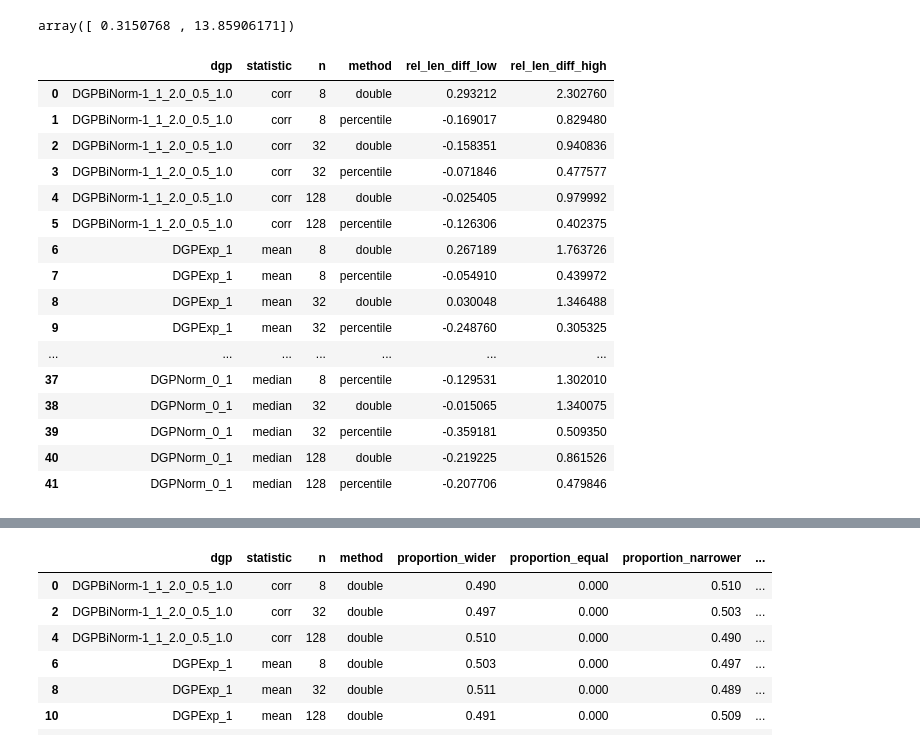
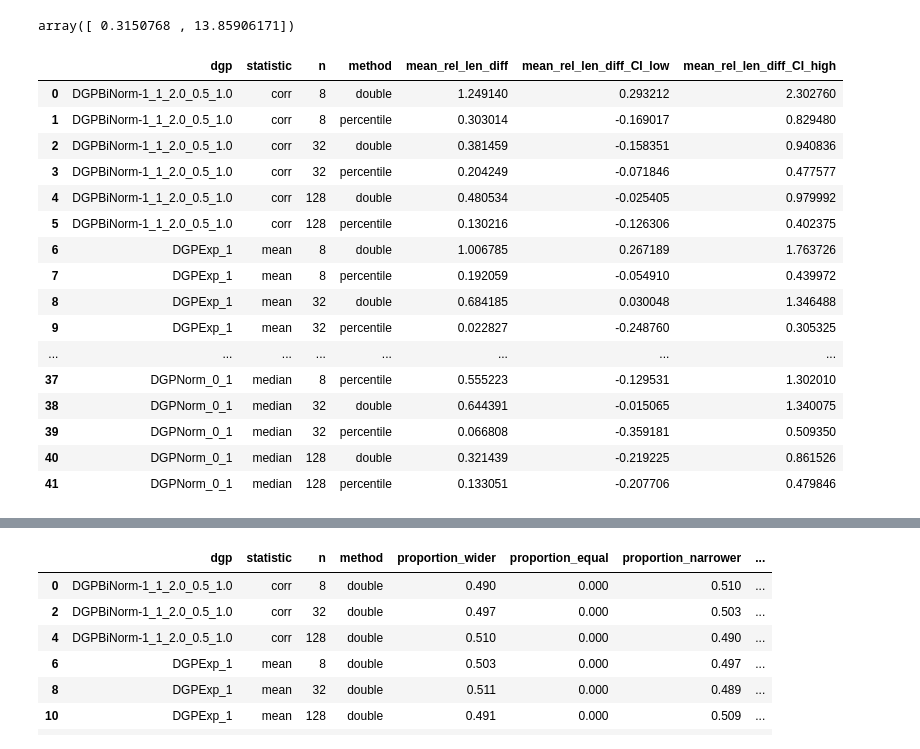
Before and after one commit to enejH04/bootstrap-inference, a Jupyter notebook: performance_validation/analysis.ipynb, the cells around one changed output, grey strips where cells are left out. Saved outputs shown, nothing was run; the diff lists cells and outputs as text; code cells hidden in the pictures.

Commit message:
Recheck length and endpoint analysis

```diff
--- a/performance_validation/analysis.ipynb
+++ b/performance_validation/analysis.ipynb
@@ -783,7 +797,7 @@ upper_bound_ref
 # %% [output]
 array([18.90317559])
 # %%
-# Analyze uncertainty of endpoint differences - again using bootstrap
+# Analyze uncertainty of endpoint differences using the bootstrap
 group_cols = ["dgp", "statistic", "n", "method"]
 
 result = []
@@ -792,7 +806,7 @@ for group_values, group_df in endpoint_df.groupby(group_cols):
     row = {col: val for col, val in zip(group_cols, group_values)}
 
     for bound in ["lower", "upper"]:
-        # We will bootstrap the mean bound difference to see whether
+        # We will bootstrap the mean bound difference for each experiment
         bound_diff = group_df[f"ci_{bound}_diff"]
 
         bd_ci = bootstrap(
@@ -806,8 +820,8 @@ for group_values, group_df in endpoint_df.groupby(group_cols):
 
         low, high = bd_ci.confidence_interval
         row[f"{bound}_mean_diff"] = np.mean(bound_diff)
-        row[f"{bound}_diff_low"] = low
-        row[f"{bound}_diff_high"] = high
+        row[f"{bound}_mean_diff_CI_low"] = low
+        row[f"{bound}_mean_diff_CI_high"] = high
 
     result.append(row)
 
@@ -924,10 +941,25 @@ length_diff_summary(length_df)
 # %%
 # Analyze which distribution caused such large length difference
+# The maximum relative length difference is approx. 1150 %. See what caused this
 length_df_double = length_df[length_df["method"] == "double"]
+
 discrepancy_row = length_df_double[
-    length_df_double["rel_len_diff"].abs()
-    == length_df_double["rel_len_diff"].abs().max()
+    length_df_double["rel_len_diff"] == length_df_double["rel_len_diff"].max()
 ]
 # Again lognormal with sample size 8
-discrepancy_row
+discrepancy_row[
+    [
+        "dgp",
+        "statistic",
+        "n",
+        "method",
+        "replication_id",
+        "bootstrap_seed",
+        "true_param_value",
+        "ci_lower_our",
+        "ci_lower_ref",
+        "ci_upper_our",
+        "ci_upper_ref",
+    ]
+]
 # %% [output]
@@ -1013,46 +1044,47 @@ array([ 0.3150768 , 13.85906171])
 # %%
 # Bootstrap relative length differences
 result = []
 
 for group_values, group_df in length_df.groupby(group_cols):
     row = {col: val for col, val in zip(group_cols, group_values)}
 
     # We will bootstrap the mean bound difference to see whether
     rel_len_diff = group_df["rel_len_diff"]
 
     rld_ci = bootstrap(
         (rel_len_diff,),
         np.mean,
         n_resamples=10_000,
         confidence_level=0.95,
         method="BCa",
         rng=np.random.default_rng(0),
     )
 
     low, high = rld_ci.confidence_interval
-    row["rel_len_diff_low"] = low
-    row["rel_len_diff_high"] = high
+    row["mean_rel_len_diff"] = rel_len_diff.mean()
+    row["mean_rel_len_diff_CI_low"] = low
+    row["mean_rel_len_diff_CI_high"] = high
 
     result.append(row)
 
 rel_len_diff_df = pd.DataFrame(result)
 rel_len_diff_df
 # %% [output]
-|  | dgp | statistic | n | method | rel_len_diff_low | rel_len_diff_high |
-| 0 | DGPBiNorm-1_1_2.0_0.5_1.0 | corr | 8 | double | 0.293212 | 2.302760 |
-| 1 | DGPBiNorm-1_1_2.0_0.5_1.0 | corr | 8 | percentile | -0.169017 | 0.829480 |
-| 2 | DGPBiNorm-1_1_2.0_0.5_1.0 | corr | 32 | double | -0.158351 | 0.940836 |
-| 3 | DGPBiNorm-1_1_2.0_0.5_1.0 | corr | 32 | percentile | -0.071846 | 0.477577 |
-| 4 | DGPBiNorm-1_1_2.0_0.5_1.0 | corr | 128 | double | -0.025405 | 0.979992 |
-| 5 | DGPBiNorm-1_1_2.0_0.5_1.0 | corr | 128 | percentile | -0.126306 | 0.402375 |
-| 6 | DGPExp_1 | mean | 8 | double | 0.267189 | 1.763726 |
-| 7 | DGPExp_1 | mean | 8 | percentile | -0.054910 | 0.439972 |
-| 8 | DGPExp_1 | mean | 32 | double | 0.030048 | 1.346488 |
-| 9 | DGPExp_1 | mean | 32 | percentile | -0.248760 | 0.305325 |
-| ... | ... | ... | ... | ... | ... | ... |
-| 37 | DGPNorm_0_1 | median | 8 | percentile | -0.129531 | 1.302010 |
-| 38 | DGPNorm_0_1 | median | 32 | double | -0.015065 | 1.340075 |
-| 39 | DGPNorm_0_1 | median | 32 | percentile | -0.359181 | 0.509350 |
-| 40 | DGPNorm_0_1 | median | 128 | double | -0.219225 | 0.861526 |
-| 41 | DGPNorm_0_1 | median | 128 | percentile | -0.207706 | 0.479846 |
+|  | dgp | statistic | n | method | mean_rel_len_diff | mean_rel_len_diff_CI_low | mean_rel_len_diff_CI_high |
+| 0 | DGPBiNorm-1_1_2.0_0.5_1.0 | corr | 8 | double | 1.249140 | 0.293212 | 2.302760 |
+| 1 | DGPBiNorm-1_1_2.0_0.5_1.0 | corr | 8 | percentile | 0.303014 | -0.169017 | 0.829480 |
+| 2 | DGPBiNorm-1_1_2.0_0.5_1.0 | corr | 32 | double | 0.381459 | -0.158351 | 0.940836 |
+| 3 | DGPBiNorm-1_1_2.0_0.5_1.0 | corr | 32 | percentile | 0.204249 | -0.071846 | 0.477577 |
+| 4 | DGPBiNorm-1_1_2.0_0.5_1.0 | corr | 128 | double | 0.480534 | -0.025405 | 0.979992 |
+| 5 | DGPBiNorm-1_1_2.0_0.5_1.0 | corr | 128 | percentile | 0.130216 | -0.126306 | 0.402375 |
+| 6 | DGPExp_1 | mean | 8 | double | 1.006785 | 0.267189 | 1.763726 |
+| 7 | DGPExp_1 | mean | 8 | percentile | 0.192059 | -0.054910 | 0.439972 |
+| 8 | DGPExp_1 | mean | 32 | double | 0.684185 | 0.030048 | 1.346488 |
+| 9 | DGPExp_1 | mean | 32 | percentile | 0.022827 | -0.248760 | 0.305325 |
+| ... | ... | ... | ... | ... | ... | ... | ... |
+| 37 | DGPNorm_0_1 | median | 8 | percentile | 0.555223 | -0.129531 | 1.302010 |
+| 38 | DGPNorm_0_1 | median | 32 | double | 0.644391 | -0.015065 | 1.340075 |
+| 39 | DGPNorm_0_1 | median | 32 | percentile | 0.066808 | -0.359181 | 0.509350 |
+| 40 | DGPNorm_0_1 | median | 128 | double | 0.321439 | -0.219225 | 0.861526 |
+| 41 | DGPNorm_0_1 | median | 128 | percentile | 0.133051 | -0.207706 | 0.479846 |
 # %%
```
Also changed, not shown: parts of 24 cells of this notebook.
